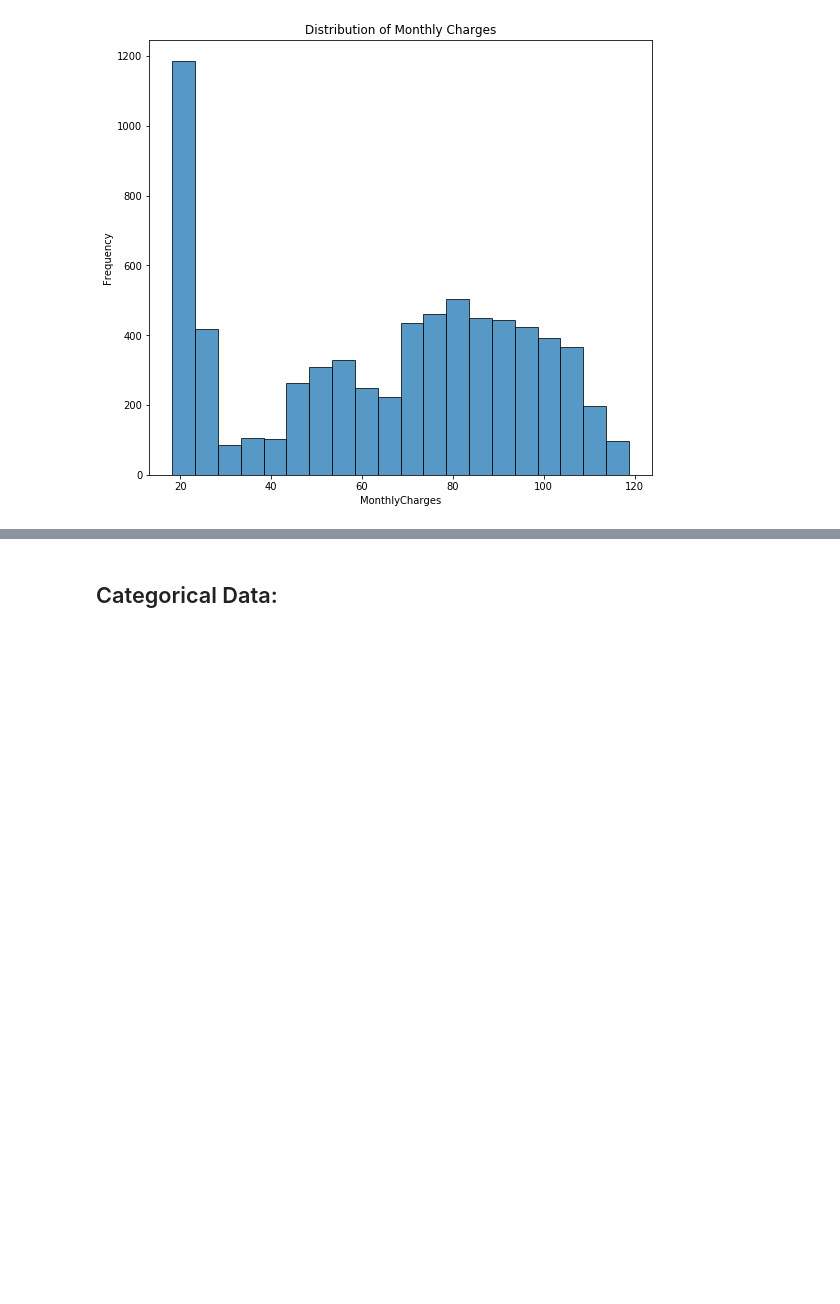
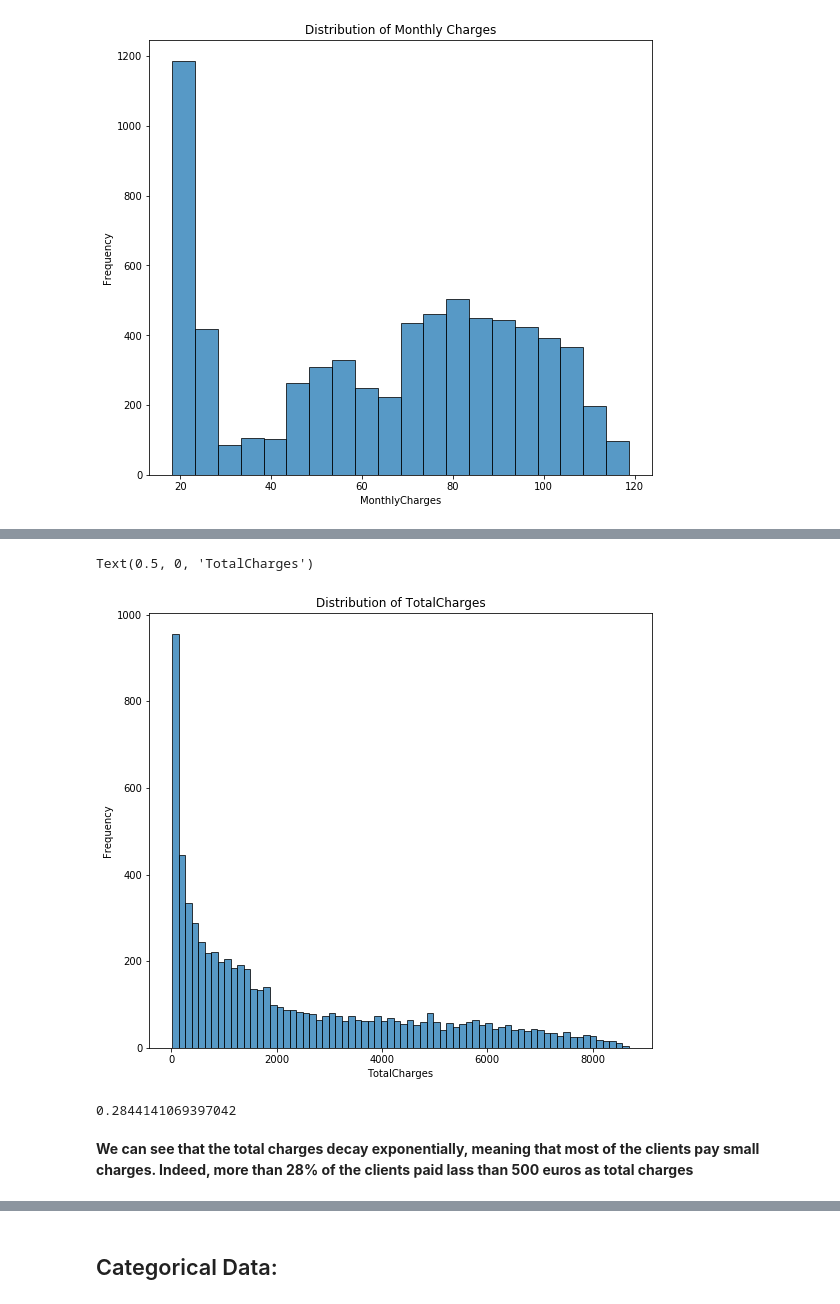
Before and after one commit to sami2310/Datascience-in-Practice, a Jupyter notebook: HW1/Data Exploration.ipynb, the cells around one changed output, grey strips where cells are left out. Cells and saved outputs as stored; diff of their text form; code cells hidden in the pictures; blank space fills up the shorter version.

```diff
--- a/HW1/Data Exploration.ipynb
+++ b/HW1/Data Exploration.ipynb
@@ -138,0 +164,16 @@ Name: MonthlyCharges, dtype: float64
+# %%
+TotalCharges = data['TotalCharges'][data['TotalCharges']!=' '].astype('float')
+plt.figure(figsize=(9, 8))
+plt.hist(TotalCharges, bins=70, alpha=0.75, edgecolor='black')
+plt.title('Distribution of TotalCharges')
+plt.ylabel('Frequency')
+plt.xlabel('TotalCharges')
+# %% [output]
+Text(0.5, 0, 'TotalCharges')
+[figure, added]
+# %%
+len(TotalCharges[TotalCharges<500])/len(TotalCharges)
+# %% [output]
+0.2844141069397042
+# %% [markdown]
+**We can see that the total charges decay exponentially, meaning that most of the clients pay small charges. Indeed, more than 28% of the clients paid lass than 500 euros as total charges**
```
Also changed, not shown: parts of 29 cells of this notebook.
